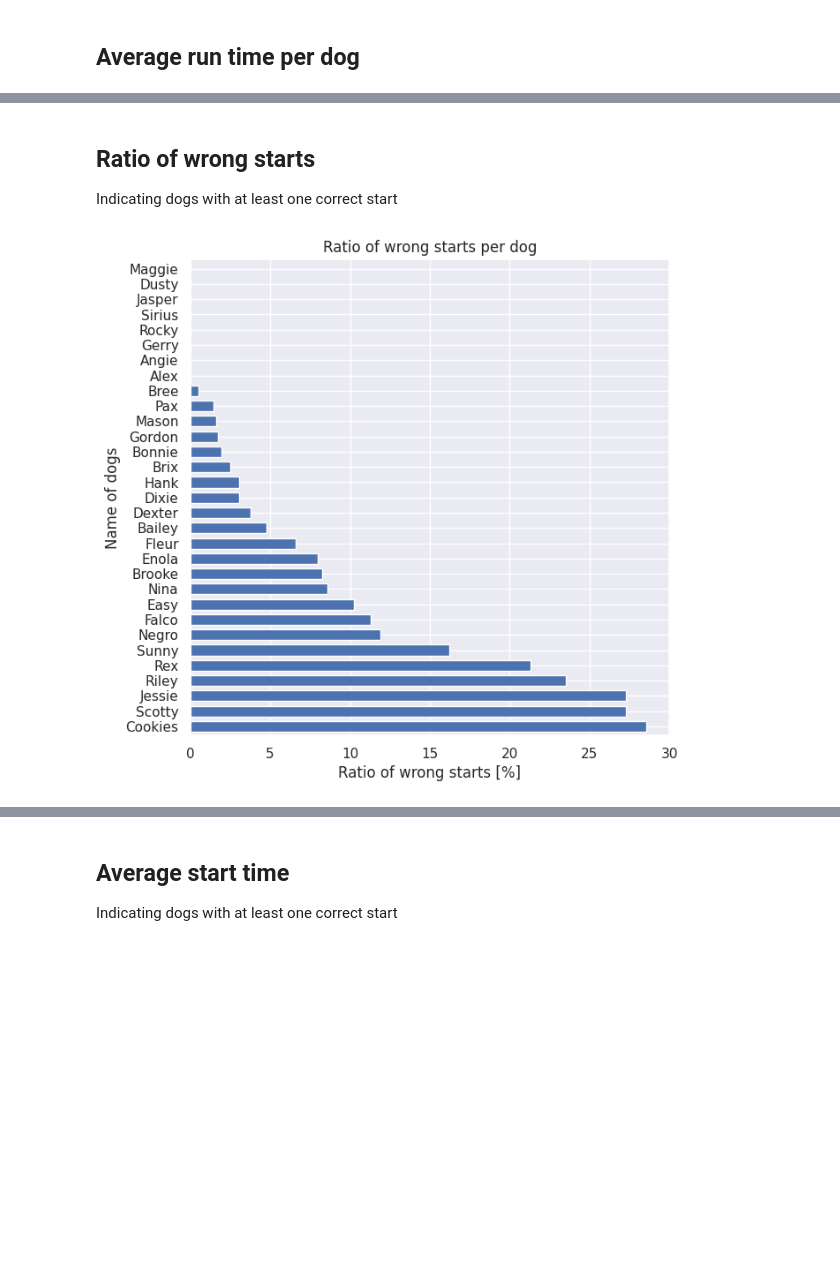
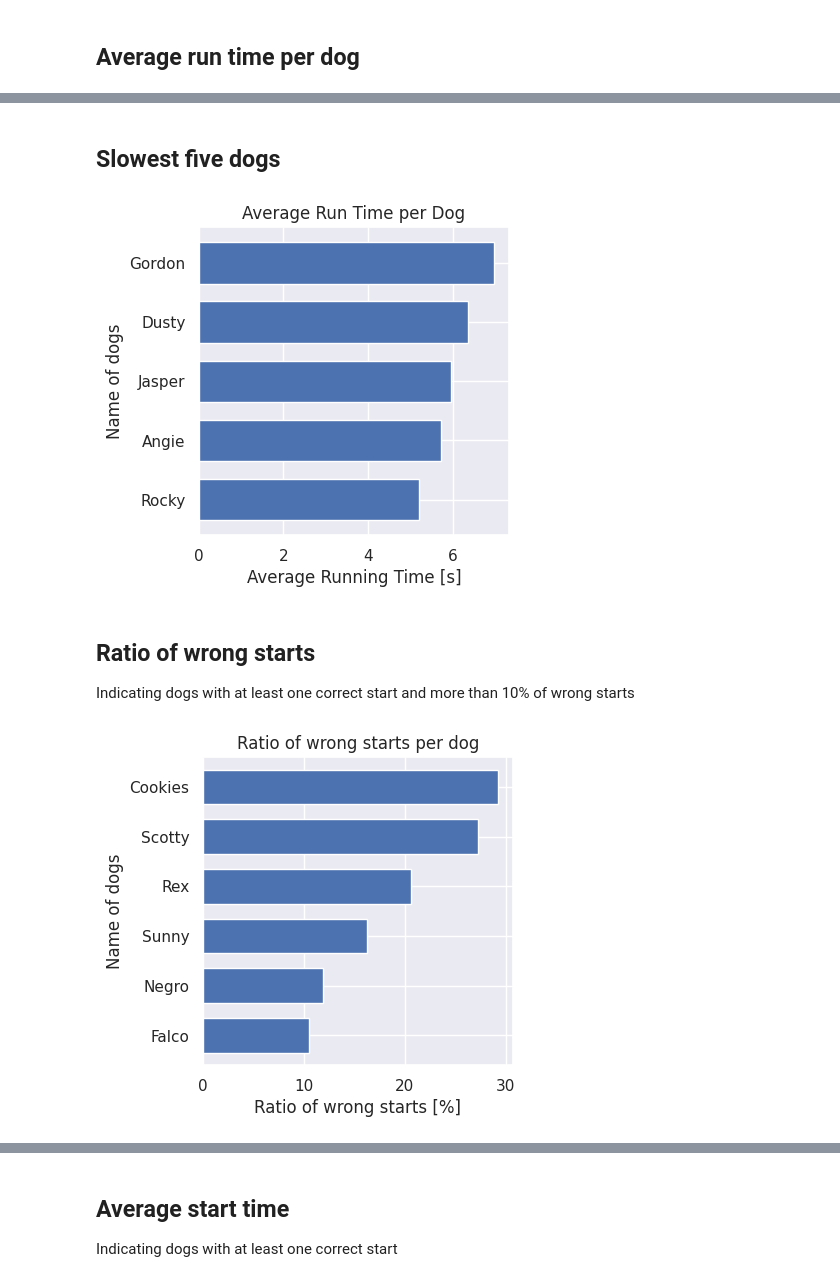
Before and after one commit to dzsobacsi/flyball-project, a Jupyter notebook: 2a-dog-performace.ipynb, the cells around one changed output, grey strips where cells are left out. Drawn from its saved outputs; the diff is of its cells as text; code cells hidden in the pictures; blank space fills up the shorter version.

```diff
--- a/2a-dog-performace.ipynb
+++ b/2a-dog-performace.ipynb
@@ -17,10 +32,10 @@ df.shape
 # %%
-df_run1 = df[['name1', 'start_chng1', 'time1']]
-df_run2 = df[['name2', 'start_chng2', 'time2']]
-df_run3 = df[['name3', 'start_chng3', 'time3']]
-df_run4 = df[['name4', 'start_chng4', 'time4']]
+df_run1 = df[['name1', 'start_chng1', 'time1', 'hurdles']]
+df_run2 = df[['name2', 'start_chng2', 'time2', 'hurdles']]
+df_run3 = df[['name3', 'start_chng3', 'time3', 'hurdles']]
+df_run4 = df[['name4', 'start_chng4', 'time4', 'hurdles']]
 
-col_names = ['name', 'start_chng', 'time']
+col_names = ['name', 'start_chng', 'time', 'hurdles']
 df_run1.columns = col_names
 df_run2.columns = col_names
 df_run3.columns = col_names
@@ -31,6 +46,16 @@ df_run2 = df_run2.dropna()
 df_run3 = df_run3.dropna()
 df_run4 = df_run4.dropna()
 
+df_run1 = df_run1[df_run1['time'].apply(lambda x: type(x) == str or x < 10)]
+df_run2 = df_run2[df_run2['time'].apply(lambda x: type(x) == str or x < 10)]
+df_run3 = df_run3[df_run3['time'].apply(lambda x: type(x) == str or x < 10)]
+df_run4 = df_run4[df_run4['time'].apply(lambda x: type(x) == str or x < 10)]
+
+df_run1 = df_run1[df_run1['start_chng'] < 20]
+df_run2 = df_run2[df_run2['start_chng'] < 20]
+df_run3 = df_run3[df_run3['start_chng'] < 20]
+df_run4 = df_run4[df_run4['start_chng'] < 20]
+
 df_runs_234 = pd.concat([df_run2, df_run3, df_run4], axis=0)
 
 df_runs_all = pd.concat([df_run1, df_run2, df_run3, df_run4], axis=0)
@@ -104,9 +149,11 @@ df_dogs.runs.sum()
 # %%
-df_dogs = df_dogs[df_dogs['runs'] >= 10]                                   # I drop all dogs with less than 10 runs
+df_dogs = df_dogs[df_dogs['runs'] >= 20]                                   # I drop all dogs with less than 20 runs
 df_dogs['wrong_start_ratio'] = df_dogs['wrong_start'] / df_dogs['runs'] * 100
 df_dogs['wrong_change_ratio'] = df_dogs['wrong_change'] / df_dogs['runs'] * 100
+df_dogs['run_in_ratio'] = df_dogs['run_ins'] / df_dogs['runs'] * 100
+df_dogs['run_outside_ratio'] = df_dogs['run_outside'] / df_dogs['runs'] * 100
 df_dogs['avg_start'] = df_dogs['total_start'] / df_dogs['good_start']
 df_dogs['avg_change'] = df_dogs['total_change'] / df_dogs['good_change']
-df_dogs['avg_time'] = df_dogs['total_time'] / df_dogs['runs']
+df_dogs['avg_time'] = df_dogs['total_time'] / df_dogs['good_runs']
 df_dogs.head(10)
 # %% [output]
@@ -145,0 +195,7 @@ plt.show()
+# %%
+sns.set_theme(rc={"figure.figsize": (4,4)})
+df_dogs['avg_time'].sort_values(ascending=False).tail(5).plot.barh(width=0.7)
+plt.xlabel('Average Running Time [s]')
+plt.ylabel('Name of dogs')
+plt.title('Average Run Time per Dog')
+plt.show()
@@ -146,16 +204,27 @@ plt.show()
+# %% [markdown]
+## Slowest five dogs
+# %%
+sns.set_theme(rc={"figure.figsize": (4,4)})
+df_dogs['avg_time'].sort_values(ascending=True).tail(5).plot.barh(width=0.7)
+plt.xlabel('Average Running Time [s]')
+plt.ylabel('Name of dogs')
+plt.title('Average Run Time per Dog')
+plt.show()
+# %% [output]
+[figure, added]
 # %% [markdown]
 ## Ratio of wrong starts
 
-Indicating dogs with at least one correct start
+Indicating dogs with at least one correct start and more than 10% of wrong starts
 # %%
-sns.set_theme(rc={"figure.figsize": (7,7)})
-df_dogs[df_dogs.good_start > 0]['wrong_start_ratio'].sort_values(ascending=False).plot.barh(width=0.7)
+sns.set_theme(rc={"figure.figsize": (4,4)})
+df_dogs[(df_dogs.good_start > 0) & (df_dogs.wrong_start_ratio > 10)]['wrong_start_ratio'].sort_values(ascending=True).plot.barh(width=0.7)
 plt.xlabel('Ratio of wrong starts [%]')
 plt.ylabel('Name of dogs')
 plt.title('Ratio of wrong starts per dog')
 plt.show()
 # %% [output]
-[figure, old version]
+[figure, new version]
 # %% [markdown]
 ## Ratio of wrong changes
 
```
Also changed, not shown: parts of 29 cells of this notebook, 15 other files.
